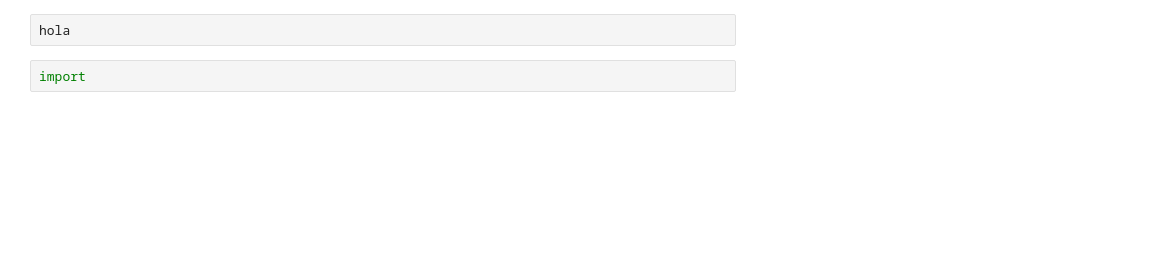
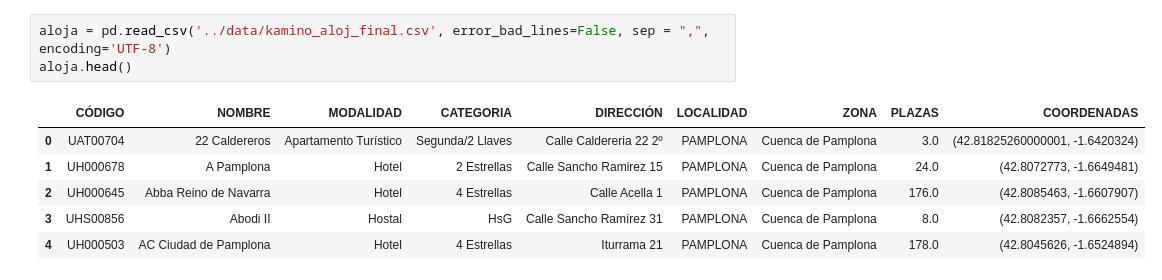
Before and after one commit to XabierArrieta/Proyecto_Final_kamino, a Jupyter notebook: notebooks/Kamino_streamlit.ipynb, the cells around one changed output. Cells and saved outputs as stored; diff of their text form; blank space fills up the shorter version.

```diff
--- a/notebooks/Kamino_streamlit.ipynb
+++ b/notebooks/Kamino_streamlit.ipynb
@@ -14,4 +13,10 @@ ModuleNotFoundError: No module named 'dotenv'
-# %%
-hola
-# %%
-import
+# %%
+aloja = pd.read_csv('../data/kamino_aloj_final.csv', error_bad_lines=False, sep = ",", encoding='UTF-8')
+aloja.head()
+# %% [output]
+|  | CÓDIGO | NOMBRE | MODALIDAD | CATEGORIA | DIRECCIÓN | LOCALIDAD | ZONA | PLAZAS | COORDENADAS |
+| 0 | UAT00704 | 22 Caldereros | Apartamento Turístico | Segunda/2 Llaves | Calle Caldereria 22 2º | PAMPLONA | Cuenca de Pamplona | 3.0 | (42.81825260000001, -1.6420324) |
+| 1 | UH000678 | A Pamplona | Hotel | 2 Estrellas | Calle Sancho Ramirez 15 | PAMPLONA | Cuenca de Pamplona | 24.0 | (42.8072773, -1.6649481) |
+| 2 | UH000645 | Abba Reino de Navarra | Hotel | 4 Estrellas | Calle Acella 1 | PAMPLONA | Cuenca de Pamplona | 176.0 | (42.8085463, -1.6607907) |
+| 3 | UHS00856 | Abodi II | Hostal | HsG | Calle Sancho Ramírez 31 | PAMPLONA | Cuenca de Pamplona | 8.0 | (42.8082357, -1.6662554) |
+| 4 | UH000503 | AC Ciudad de Pamplona | Hotel | 4 Estrellas | Iturrama 21 | PAMPLONA | Cuenca de Pamplona | 178.0 | (42.8045626, -1.6524894) |
```
Also changed, not shown: parts of 10 cells of this notebook, 4 other files.
